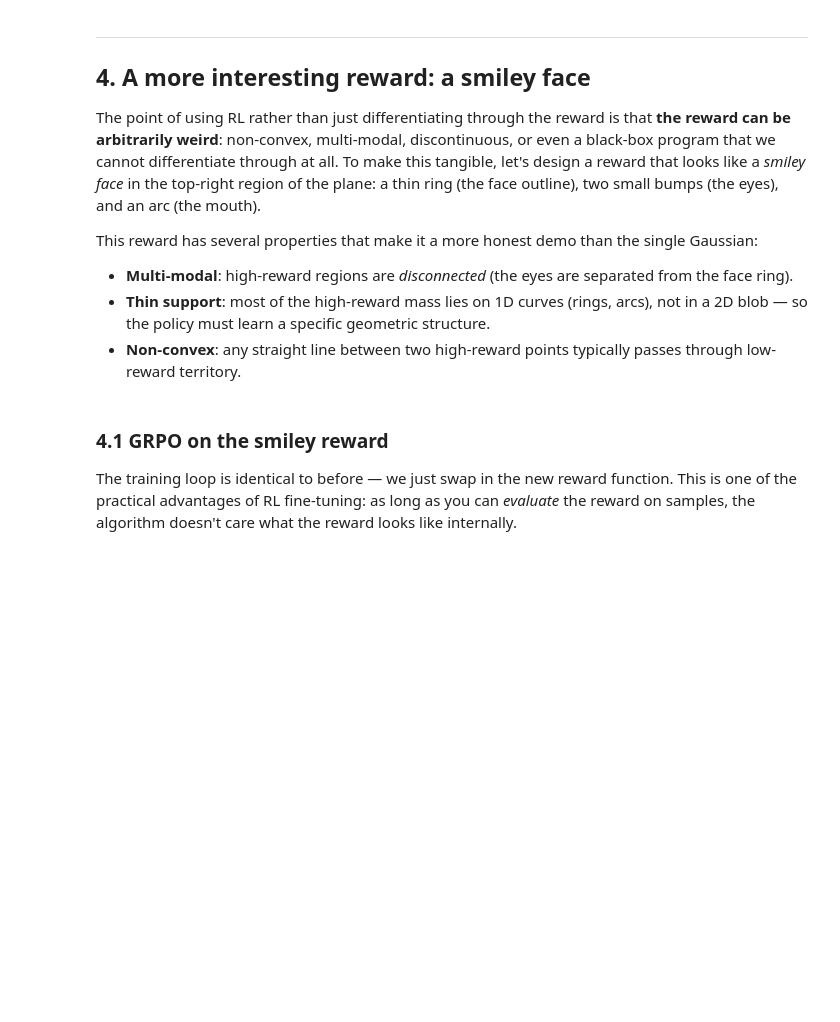
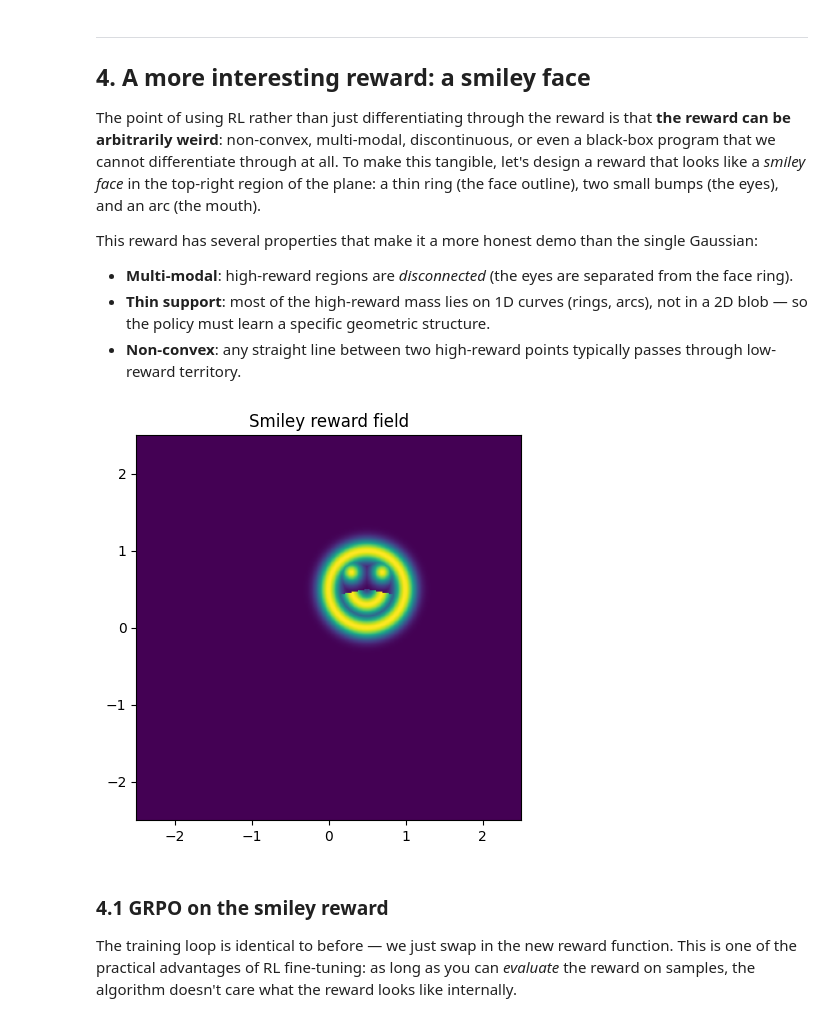
Before and after one commit to XuanVuNguyen/flowmatching_grpo_lecture, a Jupyter notebook: flow_matching_grpo_smiley.ipynb, the cells around one changed output. Drawn from its saved outputs; the diff is of its cells as text; code cells hidden in the pictures; blank space fills up the shorter version.

```diff
--- a/flow_matching_grpo_smiley.ipynb
+++ b/flow_matching_grpo_smiley.ipynb
@@ -457,44 +524,46 @@ def smiley_reward(x: torch.Tensor) -> torch.Tensor:
       - mouth: arc on the lower half at smaller radius
     The final reward is the max over these features.
     """
-    cx, cy = 1.0, 1.0
+    cx, cy = 0.5, 0.5
     dx = x[..., 0] - cx
     dy = x[..., 1] - cy
     r = torch.sqrt(dx ** 2 + dy ** 2)
     theta = torch.atan2(dy, dx)
 
-    R = 0.7                # face radius
-    sigma = 0.04           # feature thickness (squared-distance scale)
+    R = 0.5                # face radius
+    sigma = 0.02          # feature thickness (squared-distance scale)
 
     # 1) Face outline (thin ring)
     face = torch.exp(-((r - R) ** 2) / sigma)
 
     # 2) Eyes (two Gaussian bumps)
-    eye_x, eye_y, eye_sigma = 0.25, 0.25, 0.03
+    eye_x, eye_y, eye_sigma = 0.2, 0.22, 0.02
     eye_L = torch.exp(-((dx + eye_x) ** 2 + (dy - eye_y) ** 2) / eye_sigma)
     eye_R = torch.exp(-((dx - eye_x) ** 2 + (dy - eye_y) ** 2) / eye_sigma)
 
     # 3) Mouth: arc on a smaller ring, restricted to lower half
-    mouth_R = 0.4
+    mouth_R = 0.2
     mouth = torch.exp(-((r - mouth_R) ** 2) / sigma)
-    mouth_mask = (theta < -0.4) & (theta > -math.pi + 0.4)
+    mouth_mask = (theta < -0.2) & (theta > -math.pi + 0.2)
     mouth = mouth * mouth_mask.float()
 
     return torch.maximum(torch.maximum(face, eye_L), torch.maximum(eye_R, mouth))
 
 
 # Visualize the reward field
 xs = torch.linspace(-2.5, 2.5, 300)
 ys = torch.linspace(-2.5, 2.5, 300)
 X, Y = torch.meshgrid(xs, ys, indexing="xy")
 grid = torch.stack([X, Y], dim=-1)
 R_field = smiley_reward(grid).numpy()
 
 fig, ax = plt.subplots(figsize=(5, 5))
 ax.imshow(R_field, origin="lower", extent=[-2.5, 2.5, -2.5, 2.5], cmap="viridis")
 ax.set_aspect("equal")
 ax.set_title("Smiley reward field")
 plt.show()
+# %% [output]
+[figure, added]
 # %% [markdown]
 ### 4.1 GRPO on the smiley reward
 
```
Also changed, not shown: parts of 14 cells of this notebook, 4 other files.
